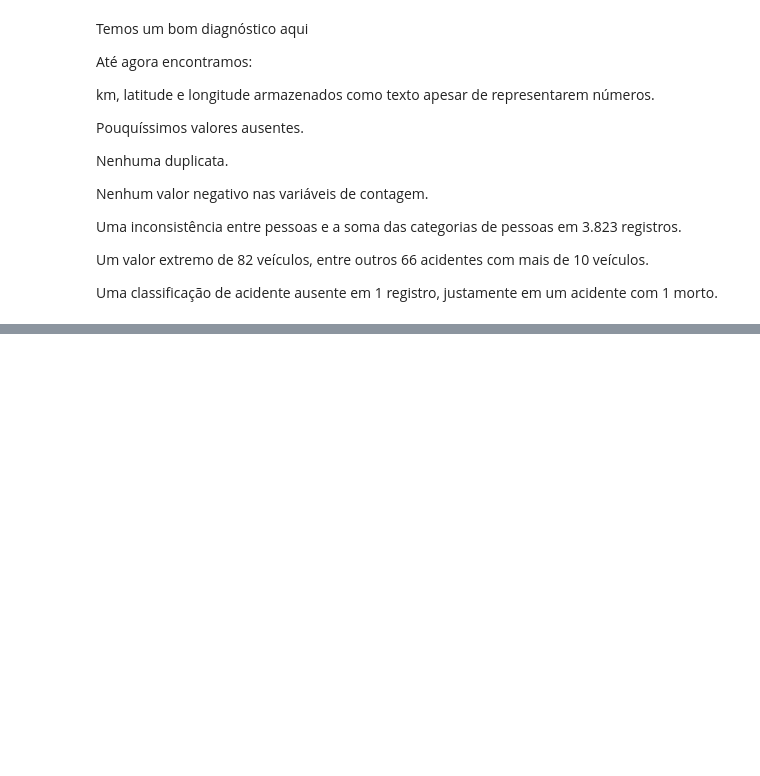
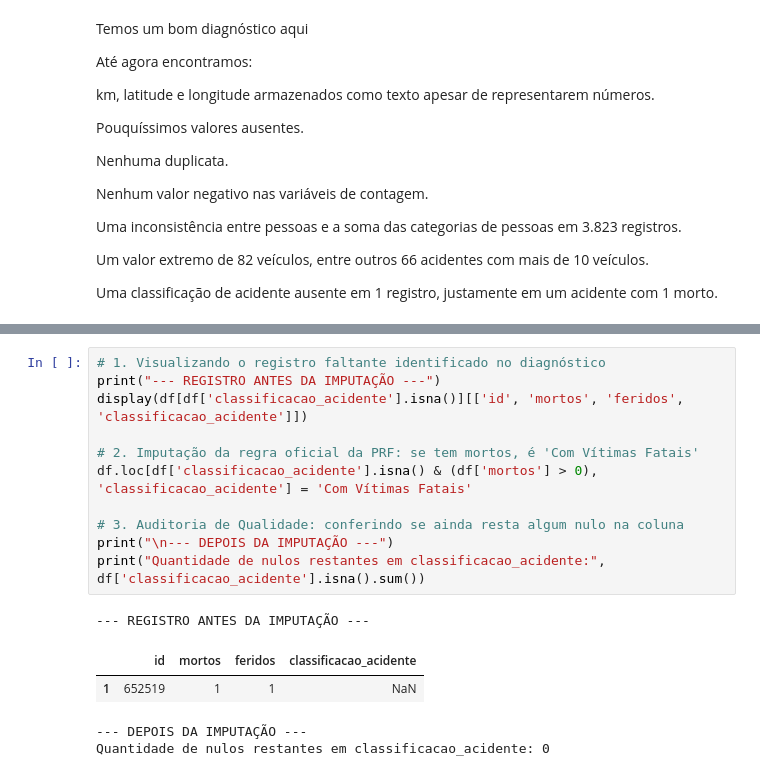
Before and after one commit to amalicef-sys/Projeto-Caixaverso-2026, a Jupyter notebook: analise/analise_acidentes_2025.ipynb, the cells around one changed output, grey strips where cells are left out. Saved outputs shown, nothing was run; the diff lists cells and outputs as text; blank space fills up the shorter version.

```diff
--- a/analise/analise_acidentes_2025.ipynb
+++ b/analise/analise_acidentes_2025.ipynb
@@ -945,0 +984,17 @@ Uma classificação de acidente ausente em 1 registro, justamente em um acidente
+# %%
+# 1. Visualizando o registro faltante identificado no diagnóstico
+print("--- REGISTRO ANTES DA IMPUTAÇÃO ---")
+display(df[df['classificacao_acidente'].isna()][['id', 'mortos', 'feridos', 'classificacao_acidente']])
+
+# 2. Imputação da regra oficial da PRF: se tem mortos, é 'Com Vítimas Fatais'
+df.loc[df['classificacao_acidente'].isna() & (df['mortos'] > 0), 'classificacao_acidente'] = 'Com Vítimas Fatais'
+
+# 3. Auditoria de Qualidade: conferindo se ainda resta algum nulo na coluna
+print("\n--- DEPOIS DA IMPUTAÇÃO ---")
+print("Quantidade de nulos restantes em classificacao_acidente:", df['classificacao_acidente'].isna().sum())
+# %% [output]
+--- REGISTRO ANTES DA IMPUTAÇÃO ---
+|  | id | mortos | feridos | classificacao_acidente |
+| 1 | 652519 | 1 | 1 | NaN |
+--- DEPOIS DA IMPUTAÇÃO ---
+Quantidade de nulos restantes em classificacao_acidente: 0
```
Also changed, not shown: parts of 22 cells of this notebook, 1 other file.
